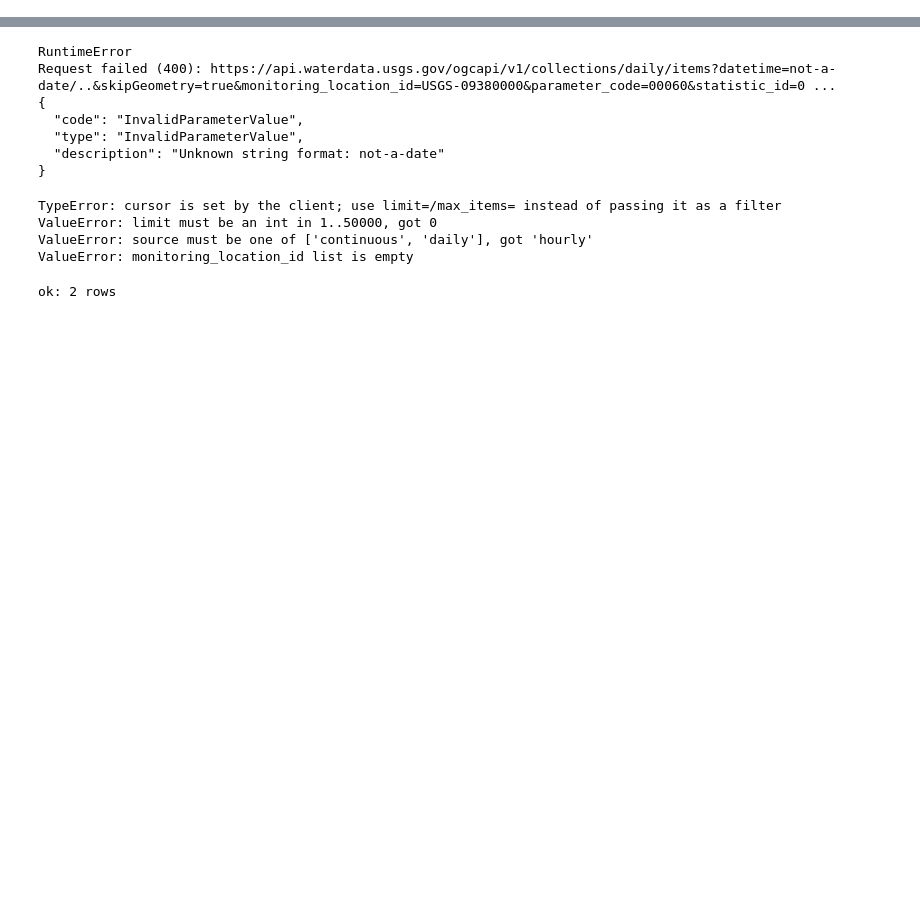
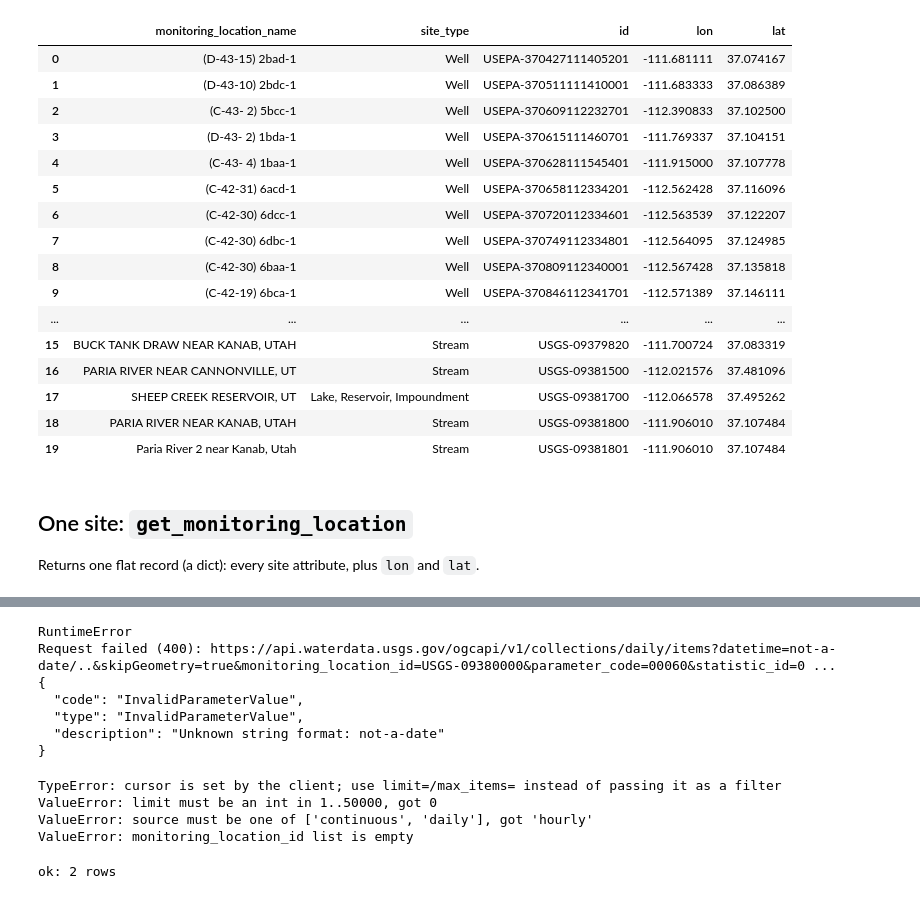
Before and after one commit to redcastle-resources/georest, a Jupyter notebook: examples/waterdata_examples.ipynb, the cells around one changed output, grey strips where cells are left out. Cells and saved outputs as stored; diff of their text form; code cells hidden in the pictures; blank space fills up the shorter version.

```diff
--- a/examples/waterdata_examples.ipynb
+++ b/examples/waterdata_examples.ipynb
@@ -473,0 +144,28 @@ rate_limit: None
+# %%
+# By state and county FIPS (Utah, Kane County), trimming the response to a few properties
+kane = wd.search_monitoring_locations(state_code="49", county_code="025",
+                                      properties=["monitoring_location_name", "site_type"],
+                                      max_items=20)
+kane
+# %% [output]
+|  | monitoring_location_name | site_type | id | lon | lat |
+| 0 | (D-43-15) 2bad-1 | Well | USEPA-370427111405201 | -111.681111 | 37.074167 |
+| 1 | (D-43-10) 2bdc-1 | Well | USEPA-370511111410001 | -111.683333 | 37.086389 |
+| 2 | (C-43- 2) 5bcc-1 | Well | USEPA-370609112232701 | -112.390833 | 37.102500 |
+| 3 | (D-43- 2) 1bda-1 | Well | USEPA-370615111460701 | -111.769337 | 37.104151 |
+| 4 | (C-43- 4) 1baa-1 | Well | USEPA-370628111545401 | -111.915000 | 37.107778 |
+| 5 | (C-42-31) 6acd-1 | Well | USEPA-370658112334201 | -112.562428 | 37.116096 |
+| 6 | (C-42-30) 6dcc-1 | Well | USEPA-370720112334601 | -112.563539 | 37.122207 |
+| 7 | (C-42-30) 6dbc-1 | Well | USEPA-370749112334801 | -112.564095 | 37.124985 |
+| 8 | (C-42-30) 6baa-1 | Well | USEPA-370809112340001 | -112.567428 | 37.135818 |
+| 9 | (C-42-19) 6bca-1 | Well | USEPA-370846112341701 | -112.571389 | 37.146111 |
+| ... | ... | ... | ... | ... | ... |
+| 15 | BUCK TANK DRAW NEAR KANAB, UTAH | Stream | USGS-09379820 | -111.700724 | 37.083319 |
+| 16 | PARIA RIVER NEAR CANNONVILLE, UT | Stream | USGS-09381500 | -112.021576 | 37.481096 |
+| 17 | SHEEP CREEK RESERVOIR, UT | Lake, Reservoir, Impoundment | USGS-09381700 | -112.066578 | 37.495262 |
+| 18 | PARIA RIVER NEAR KANAB, UTAH | Stream | USGS-09381800 | -111.906010 | 37.107484 |
+| 19 | Paria River 2 near Kanab, Utah | Stream | USGS-09381801 | -111.906010 | 37.107484 |
+# %% [markdown]
+## One site: `get_monitoring_location`
+
+Returns one flat record (a dict): every site attribute, plus `lon` and `lat`.
```
Also changed, not shown: parts of 77 cells of this notebook, 10 other files.
